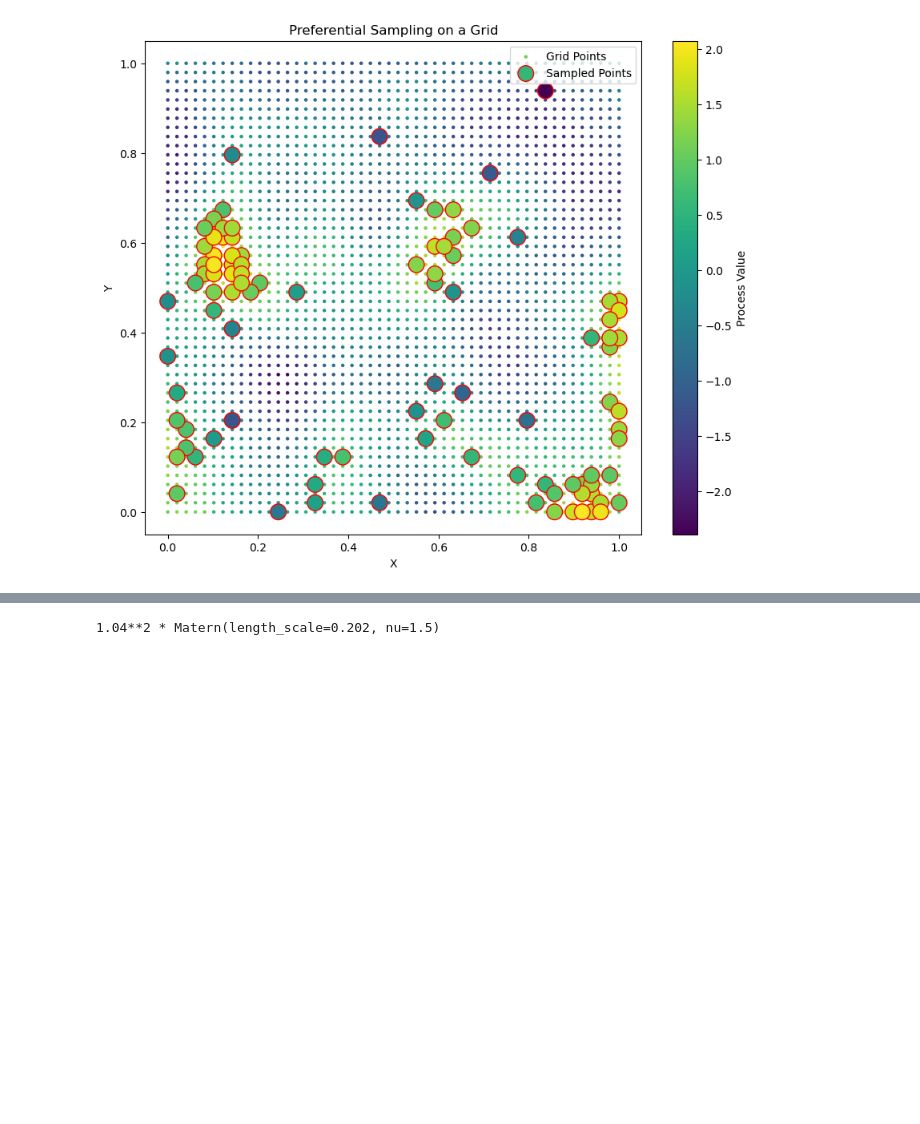
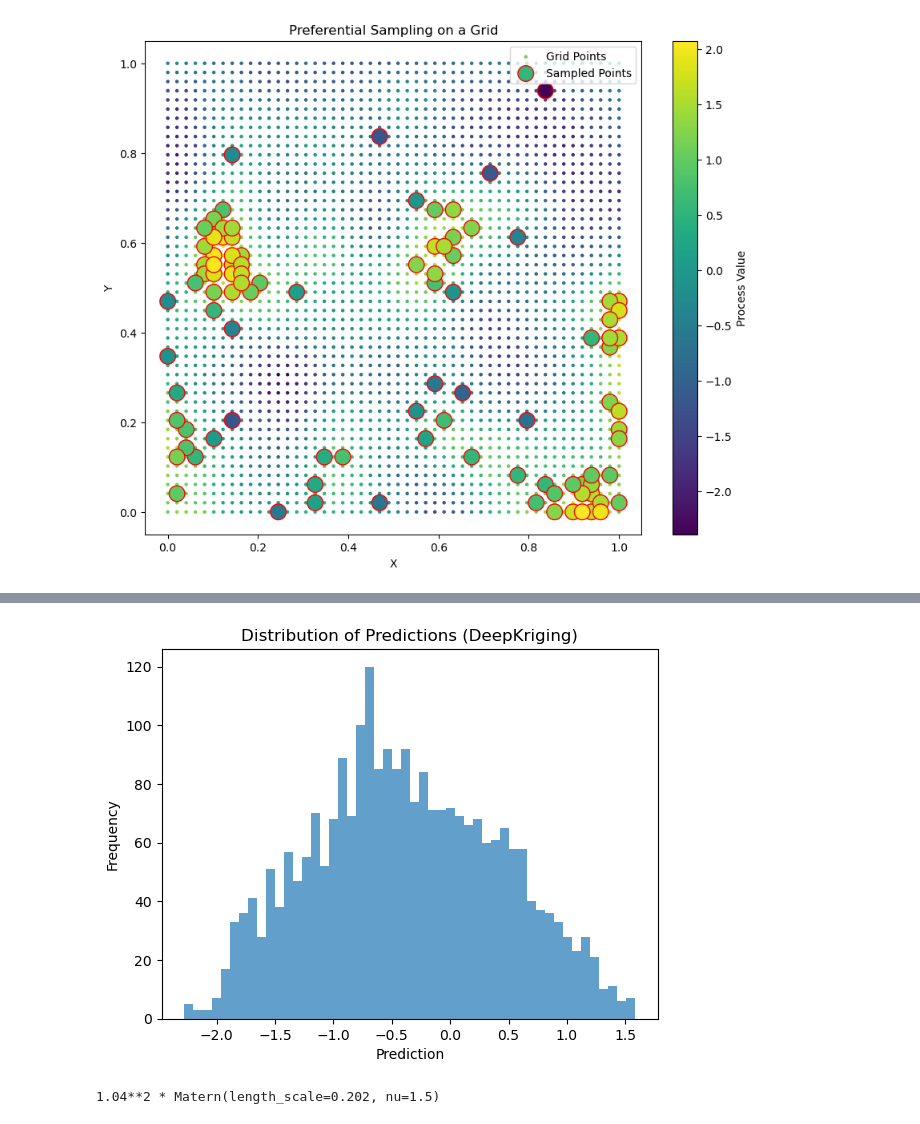
Before and after one commit to elliekkim/deep_ps, a Jupyter notebook: dk_with_ps.ipynb, the cells around one changed output, grey strips where cells are left out. Drawn from its saved outputs; the diff is of its cells as text; code cells hidden in the pictures; blank space fills up the shorter version.

```diff
--- a/dk_with_ps.ipynb
+++ b/dk_with_ps.ipynb
@@ -206,3 +237,11 @@ Restoring the best model
+# %%
+plt.hist(y_pred_deepkriging, bins=50, alpha=0.7)
+plt.title("Distribution of Predictions (DeepKriging)")
+plt.xlabel("Prediction")
+plt.ylabel("Frequency")
+plt.show()
+# %% [output]
+[figure, added]
 # %%
 from sklearn.gaussian_process import GaussianProcessRegressor
 from sklearn.gaussian_process.kernels import RBF, Matern
```
Also changed, not shown: parts of 3 cells of this notebook, 1 other file.
